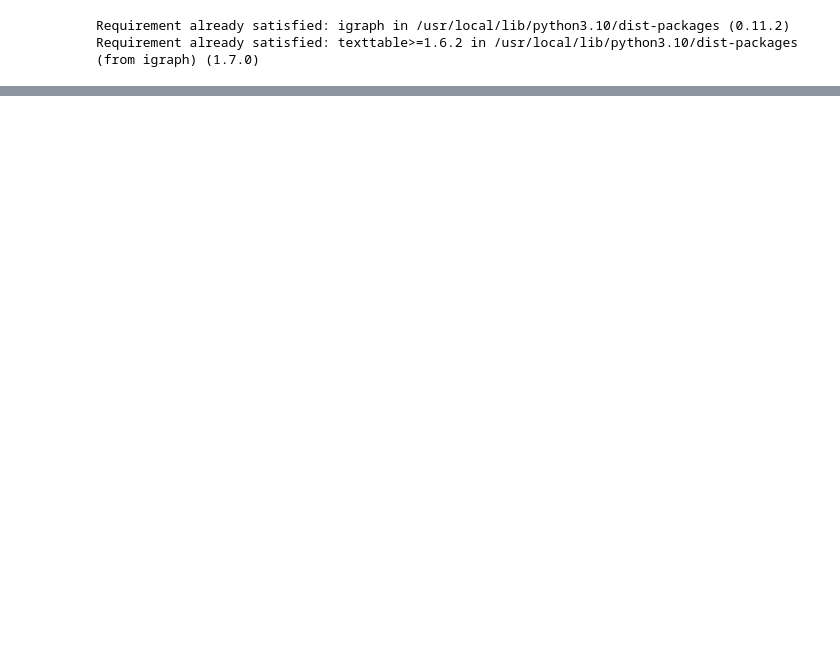
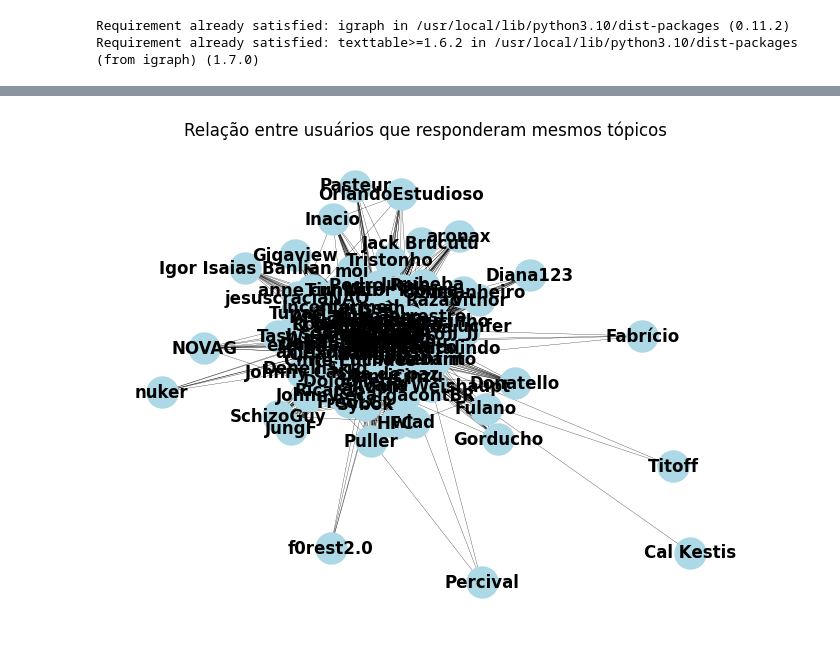
Before and after one commit to EnnesJp/python-crawler, a Jupyter notebook: Analise_clube_ceticismo.ipynb, the cells around one changed output, grey strips where cells are left out. Saved outputs shown, nothing was run; the diff lists cells and outputs as text; code cells hidden in the pictures; blank space fills up the shorter version.

```diff
--- a/Analise_clube_ceticismo.ipynb
+++ b/Analise_clube_ceticismo.ipynb
@@ -116,0 +118,23 @@ AttributeError: ignored
+# %%
+from networkx.algorithms.bipartite import matrix
+postOriginal = dataset[['Topic Name', 'Username']]
+postOriginal = postOriginal.drop_duplicates()
+# Usar pivot_table para reorganizar os dados
+pivot_table_df = postOriginal.pivot_table(index='Topic Name', columns='Username', values='Username', aggfunc='size', fill_value=0)
+pivot_table_df
+
+matrizTopics = np.zeros((len(dicionarioTopics), len(dicionarioTopics)))
+
+for coluna in pivot_table_df.columns:
+    valores_coluna = pivot_table_df[coluna].tolist()
+    adicionar_um_mutuamente(matrizTopics, indices_valores_diferentes_de_zero(valores_coluna))
+
+
+arestas = 0
+for linha in matrizTopics:
+    for elemento in linha:
+        if elemento != 0:
+            arestas += 1
+print("numero de arestas", arestas)
+
+plotar_grafo(matrizTopics, dicionarioTopics, 'Relação entre topicos', 'relacao_entre_topicos.gexf')
@@ -116,0 +143,4 @@ AttributeError: ignored
+# %%
+topicTitle = dataset['Username'].unique().tolist()
+dicionarioUsername = {indice: valor for indice, valor in enumerate(topicTitle)}
+dicionarioUsername
@@ -116,0 +165,20 @@ AttributeError: ignored
+# %%
+from networkx.algorithms.bipartite import matrix
+# postOriginal = dataset[dataset["Post ID"]==0]
+postOriginal = dataset[['Topic Name', 'Username']]
+postOriginal = postOriginal.drop_duplicates()
+# Usar pivot_table para reorganizar os dados
+pivot_table_df = postOriginal.pivot_table(index='Username', columns='Topic Name', values='Topic Name', aggfunc='size', fill_value=0)
+pivot_table_df
+
+matrizUsername = np.zeros((len(dicionarioUsername), len(dicionarioUsername)))
+
+for coluna in pivot_table_df.columns:
+    valores_coluna = pivot_table_df[coluna].tolist()  # Converta a coluna em uma lista
+    # print(f'Valores da coluna {coluna}: {valores_coluna}')
+    adicionar_um_mutuamente(matrizUsername, indices_valores_diferentes_de_zero(valores_coluna))
+matrizUsername
+
+plotar_grafo(matrizUsername, dicionarioUsername, 'Relação entre usuários que responderam mesmos tópicos', 'relacao_entre_respostas_de_usuarios_em_topicos.gexf')
+# %% [output]
+[figure, added]
```
Also changed, not shown: parts of 17 cells of this notebook, 7 other files.
